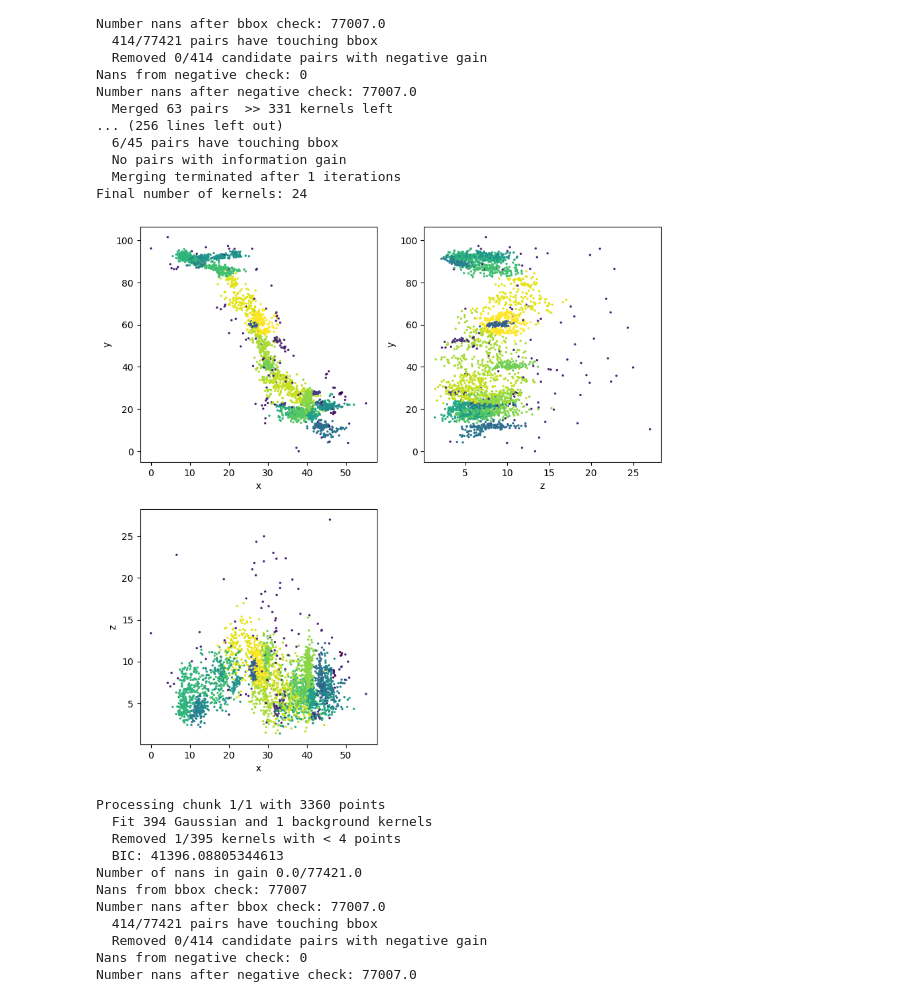
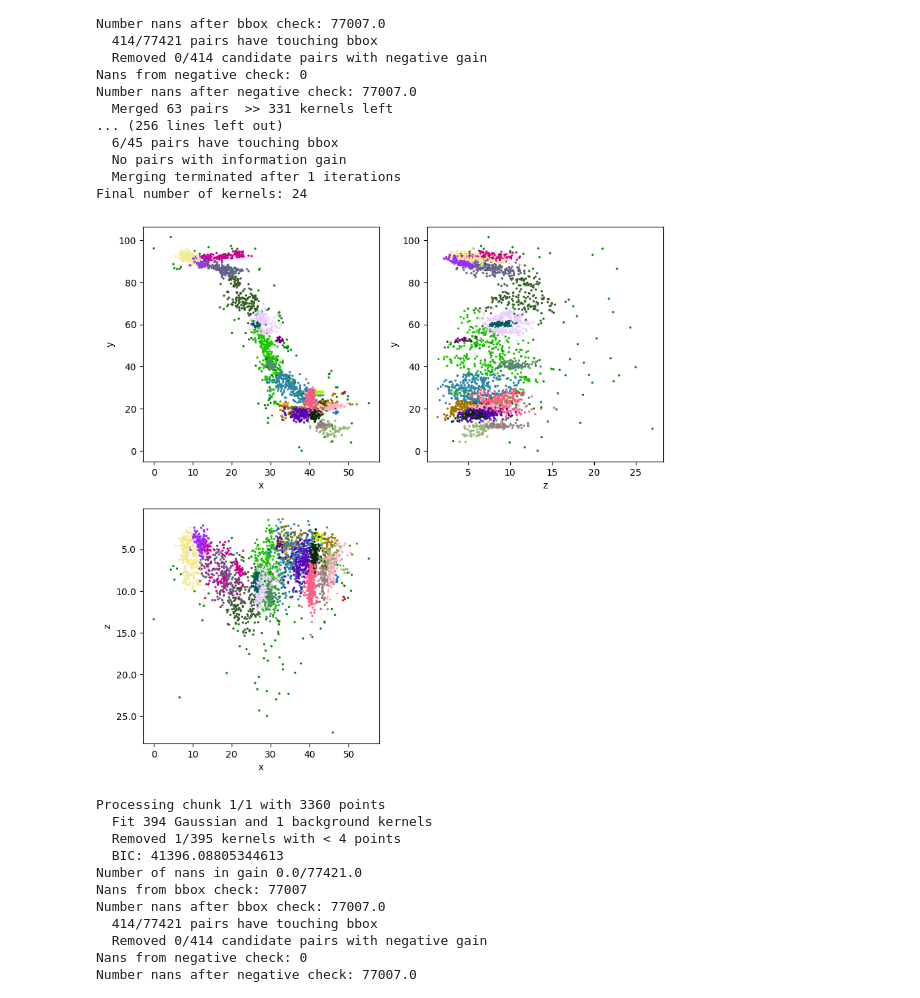
Before and after one commit to samhouliston/DSL_Quake_Fault_Reconstruction, a Jupyter notebook: benchmark/notebooks/test_benchmark.ipynb, the cells around one changed output. Cells and saved outputs as stored; diff of their text form; code cells hidden in the pictures.

```diff
--- a/benchmark/notebooks/test_benchmark.ipynb
+++ b/benchmark/notebooks/test_benchmark.ipynb
@@ -10,7 +12,8 @@ from main import run_fault_reconstruction
 # %%
 def plot_3Ddataset(X: np.ndarray,
                  labels: np.ndarray,
-                 marker_sz: float = 4.):
+                 marker_sz: float = 4.,
+                 cmap = plt.get_cmap("cet_glasbey_bw")):
 
     '''
     Create every 2D combination plot from 3D data, colored according to labels
@@ -20,9 +23,9 @@ def plot_3Ddataset(X: np.ndarray,
     fig.set_figwidth(10)
     fig.set_figheight(10)
 
-    ax[0,0].scatter(X[:,0], X[:,1], s=marker_sz, c=labels)
-    ax[0,1].scatter(X[:,2], X[:,1], s=marker_sz, c=labels)
-    ax[1,0].scatter(X[:,0], X[:,2], s=marker_sz, c=labels)
+    ax[0,0].scatter(X[:,0], X[:,1], s=marker_sz, c=labels, cmap = cmap)
+    ax[0,1].scatter(X[:,2], X[:,1], s=marker_sz, c=labels, cmap = cmap)
+    ax[1,0].scatter(X[:,0], X[:,2]*-1, s=marker_sz, c=labels, cmap = cmap)
 
     ax[0,0].set_xlabel('x')
     ax[0,0].set_ylabel('y')
@@ -31,9 +34,13 @@ def plot_3Ddataset(X: np.ndarray,
     ax[1,0].set_xlabel('x')
     ax[1,0].set_ylabel('z')
 
+    ticks = np.linspace(np.max(X[:,2]), np.min(X[:,2]), 5)
+    ticks = ax[1,0].get_yticks()[1:-1]
+    ax[1,0].set_yticks(ticks, -1*ticks)
+
     ax[1,1].axis('off')
 
-    plt.show()
+    return fig, ax
 # %% [markdown]
 ## Test on a Synthetic Dataset
 # %%
@@ -113,0 +118,5 @@ plot_3Ddataset(landers, labels, marker_sz = 2)
+# %%
+from matplotlib.colors import ListedColormap
+
+cmap = ListedColormap(glasbey.create_palette(palette_size=len(np.unique(labels))))
+plot_3Ddataset(landers, labels, marker_sz = 2, cmap = cmap)
@@ -226,9 +237,9 @@ Number nans after negative check: 77007.0
   Merging terminated after 1 iterations
 Final number of kernels: 24
 # %%
-plot_3Ddataset(landers, lab_og, 2)
+plot_3Ddataset(landers, lab_og, 2, cmap)
 # %% [output]
-[figure, old version]
+[figure, new version]
 # %%
 def test_range(X: np.ndarray,
                 t_range: list):
```
Also changed, not shown: parts of 9 cells of this notebook, 11 other files.
